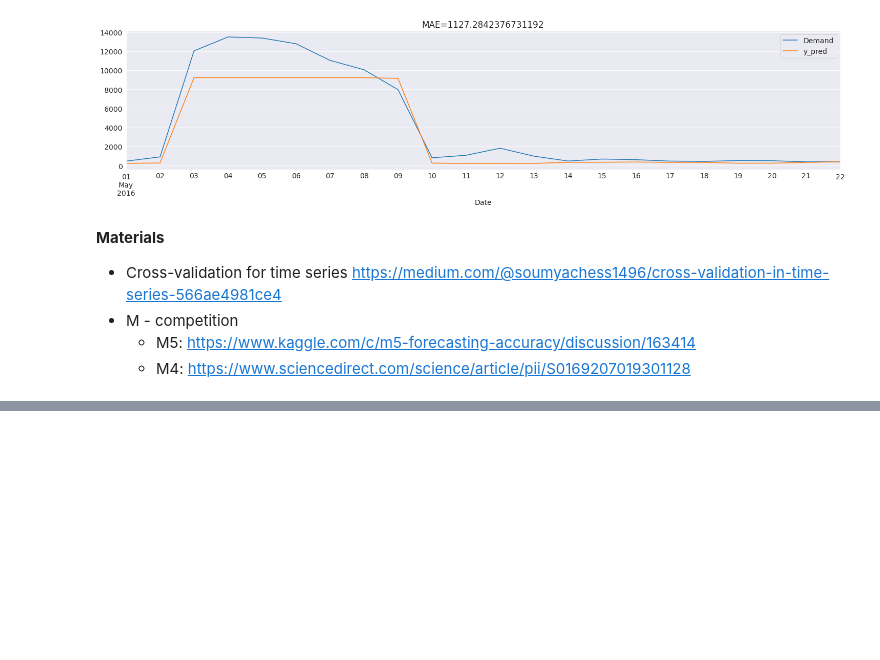
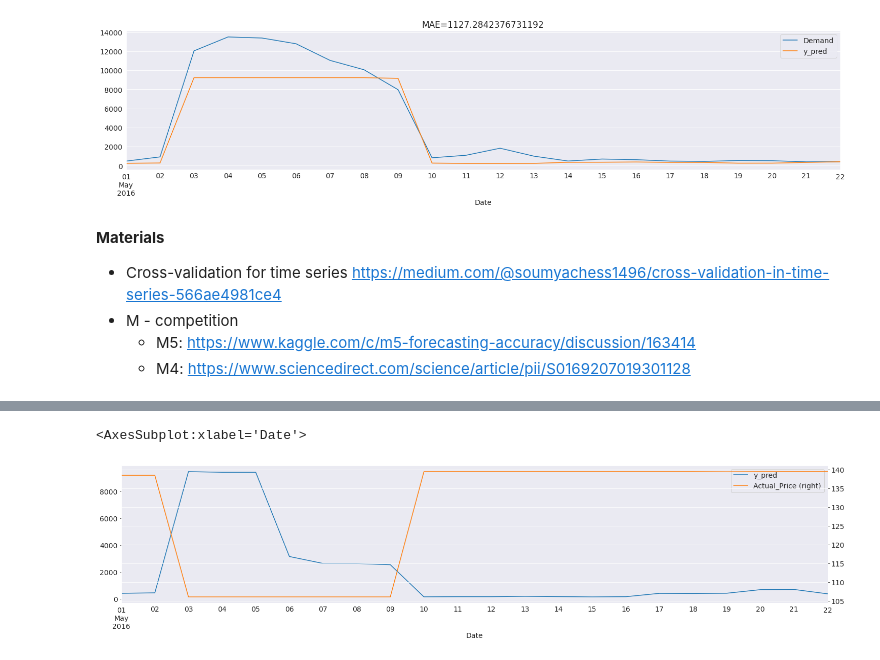
Before and after one commit to zhus-dika/ts_forecasting, a Jupyter notebook: HW3_TSForecasting_with_ML.ipynb, the cells around one changed output, grey strips where cells are left out. Saved outputs shown, nothing was run; the diff lists cells and outputs as text; code cells hidden in the pictures; blank space fills up the shorter version.

```diff
--- a/HW3_TSForecasting_with_ML.ipynb
+++ b/HW3_TSForecasting_with_ML.ipynb
@@ -1041,0 +1091,7 @@ X_test2.merge(y_true[y_true['SKU_id']==2], how = 'inner', left_index = True, rig
+# %%
+# forecast for sku 2
+X_test2['y_pred'] = catbst2.predict(X_test2)
+X_test2[['y_pred', 'Actual_Price']].plot(secondary_y = ['Actual_Price'])
+# %% [output]
+<AxesSubplot:xlabel='Date'>
+[figure, added]
```
Also changed, not shown: parts of 17 cells of this notebook.
